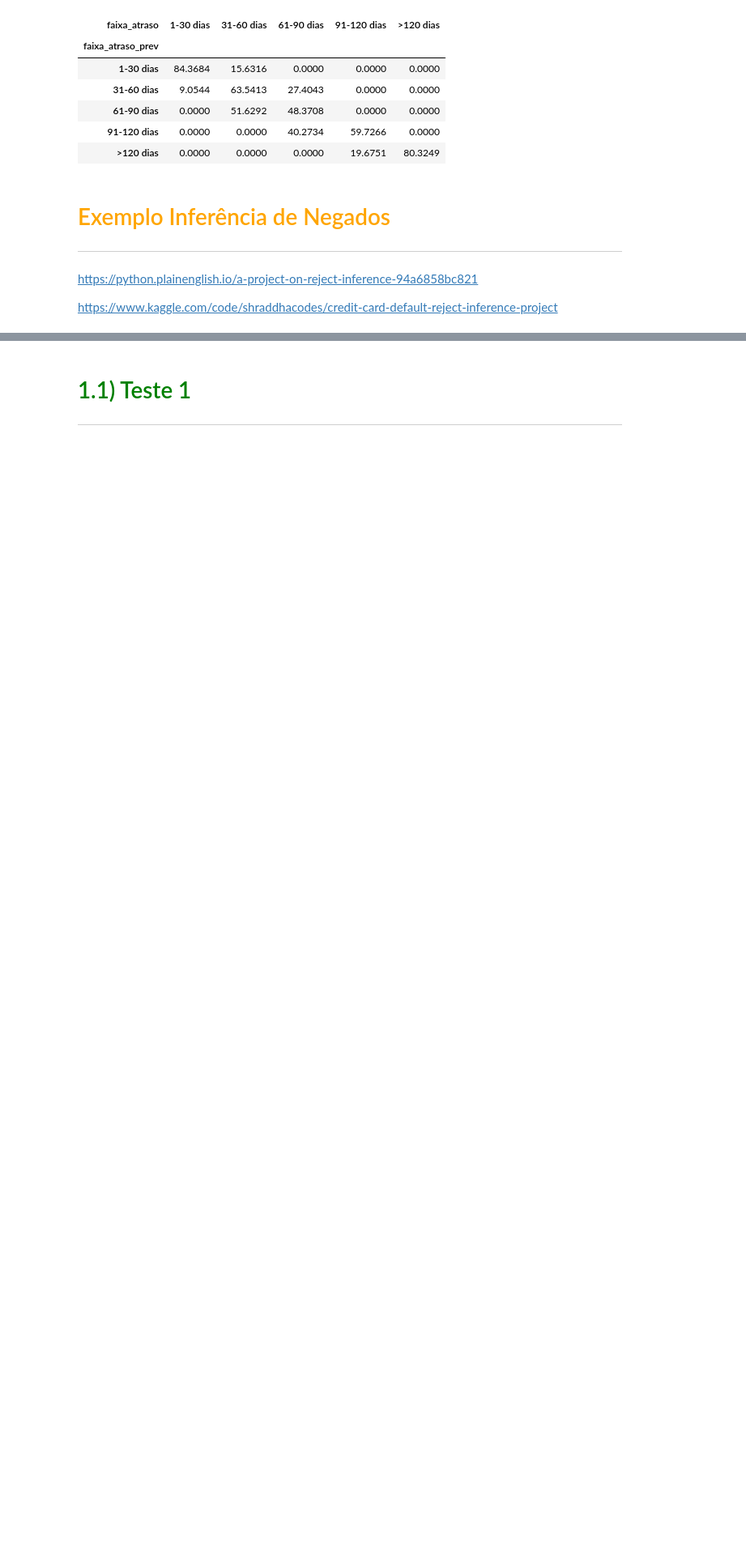
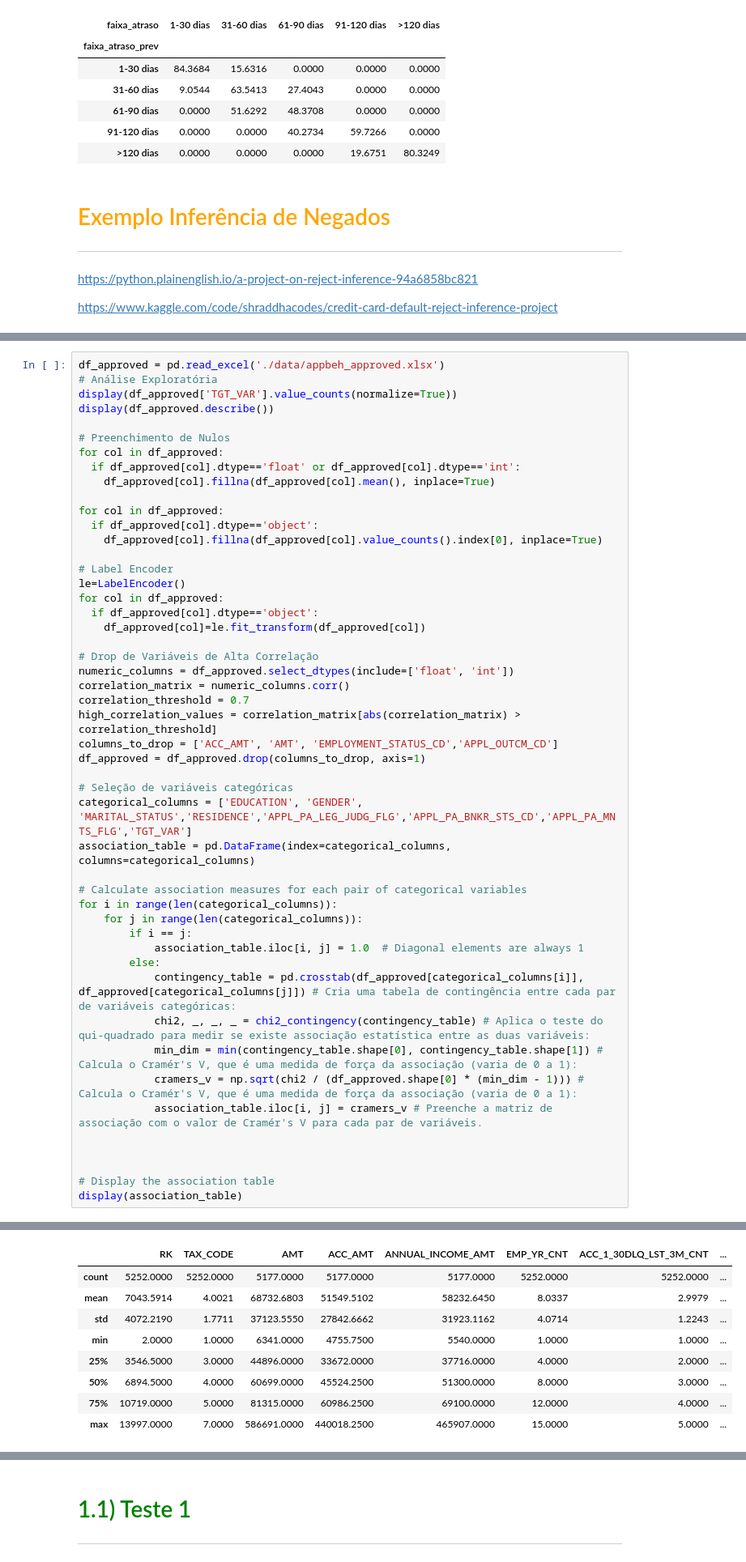
Before and after one commit to leonardovargas10/Pesquisa_Aplicada_Modelagem, a Jupyter notebook: Risco_de_Credito/Modelagem_Credito.ipynb, the cells around one changed output, grey strips where cells are left out. Shown at 81% size. Drawn from its saved outputs; the diff is of its cells as text; blank space fills up the shorter version.

```diff
--- a/Risco_de_Credito/Modelagem_Credito.ipynb
+++ b/Risco_de_Credito/Modelagem_Credito.ipynb
@@ -322,0 +338,50 @@ https://www.kaggle.com/code/shraddhacodes/credit-card-default-reject-inference-p
+# %%
+df_approved = pd.read_excel('./data/appbeh_approved.xlsx')
+# Análise Exploratória
+display(df_approved['TGT_VAR'].value_counts(normalize=True))
+display(df_approved.describe())
+
+# Preenchimento de Nulos
+for col in df_approved:
+  if df_approved[col].dtype=='float' or df_approved[col].dtype=='int':
+    df_approved[col].fillna(df_approved[col].mean(), inplace=True)
+
+for col in df_approved:
+  if df_approved[col].dtype=='object':
+    df_approved[col].fillna(df_approved[col].value_counts().index[0], inplace=True)
+
+# Label Encoder
+le=LabelEncoder()
+for col in df_approved:
+  if df_approved[col].dtype=='object':
+    df_approved[col]=le.fit_transform(df_approved[col])
+
+# Drop de Variáveis de Alta Correlação
+numeric_columns = df_approved.select_dtypes(include=['float', 'int'])
+correlation_matrix = numeric_columns.corr()
+correlation_threshold = 0.7
+high_correlation_values = correlation_matrix[abs(correlation_matrix) > correlation_threshold]
+columns_to_drop = ['ACC_AMT', 'AMT', 'EMPLOYMENT_STATUS_CD','APPL_OUTCM_CD']
+df_approved = df_approved.drop(columns_to_drop, axis=1)
+
+# Seleção de variáveis categóricas
+categorical_columns = ['EDUCATION', 'GENDER', 'MARITAL_STATUS','RESIDENCE','APPL_PA_LEG_JUDG_FLG','APPL_PA_BNKR_STS_CD','APPL_PA_MNTS_FLG','TGT_VAR']
+association_table = pd.DataFrame(index=categorical_columns, columns=categorical_columns)
+
+# Calculate association measures for each pair of categorical variables
+for i in range(len(categorical_columns)):
+    for j in range(len(categorical_columns)):
+        if i == j:
+            association_table.iloc[i, j] = 1.0  # Diagonal elements are always 1
+        else:
+            contingency_table = pd.crosstab(df_approved[categorical_columns[i]], df_approved[categorical_columns[j]]) # Cria uma tabela de contingência entre cada par de variáveis categóricas:
+            chi2, _, _, _ = chi2_contingency(contingency_table) # Aplica o teste do qui-quadrado para medir se existe associação estatística entre as duas variáveis:
+            min_dim = min(contingency_table.shape[0], contingency_table.shape[1]) # Calcula o Cramér's V, que é uma medida de força da associação (varia de 0 a 1):
+            cramers_v = np.sqrt(chi2 / (df_approved.shape[0] * (min_dim - 1))) # Calcula o Cramér's V, que é uma medida de força da associação (varia de 0 a 1):
+            association_table.iloc[i, j] = cramers_v # Preenche a matriz de associação com o valor de Cramér's V para cada par de variáveis.
+
+
+
+# Display the association table
+display(association_table)
+# %% [output]
@@ -322,0 +392,9 @@ https://www.kaggle.com/code/shraddhacodes/credit-card-default-reject-inference-p
+|  | RK | TAX_CODE | AMT | ACC_AMT | ANNUAL_INCOME_AMT | EMP_YR_CNT | ACC_1_30DLQ_LST_3M_CNT | ... |
+| count | 5252.0000 | 5252.0000 | 5177.0000 | 5177.0000 | 5177.0000 | 5252.0000 | 5252.0000 | ... |
+| mean | 7043.5914 | 4.0021 | 68732.6803 | 51549.5102 | 58232.6450 | 8.0337 | 2.9979 | ... |
+| std | 4072.2190 | 1.7711 | 37123.5550 | 27842.6662 | 31923.1162 | 4.0714 | 1.2243 | ... |
+| min | 2.0000 | 1.0000 | 6341.0000 | 4755.7500 | 5540.0000 | 1.0000 | 1.0000 | ... |
+| 25% | 3546.5000 | 3.0000 | 44896.0000 | 33672.0000 | 37716.0000 | 4.0000 | 2.0000 | ... |
+| 50% | 6894.5000 | 4.0000 | 60699.0000 | 45524.2500 | 51300.0000 | 8.0000 | 3.0000 | ... |
+| 75% | 10719.0000 | 5.0000 | 81315.0000 | 60986.2500 | 69100.0000 | 12.0000 | 4.0000 | ... |
+| max | 13997.0000 | 7.0000 | 586691.0000 | 440018.2500 | 465907.0000 | 15.0000 | 5.0000 | ... |
```
Also changed, not shown: parts of 9 cells of this notebook, 4 other files.
